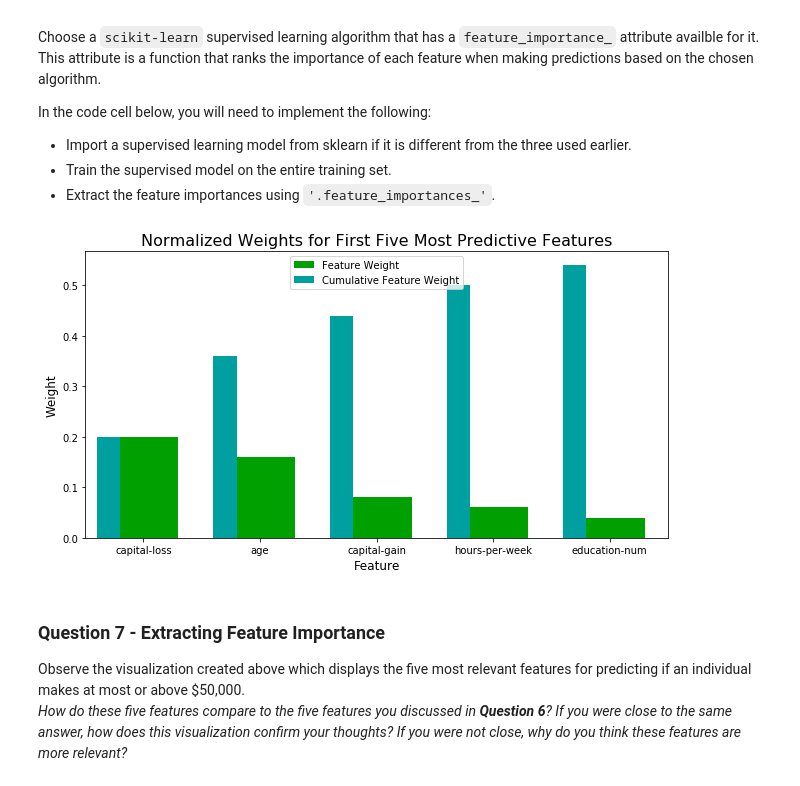
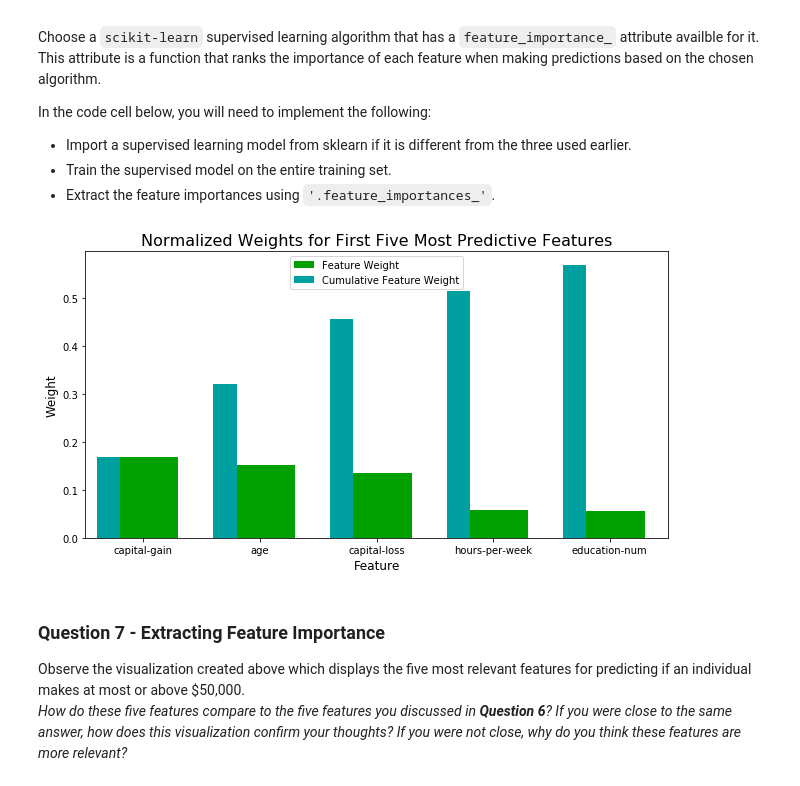
Before and after one commit to demonicode/finding_donor, a Jupyter notebook: finding_donors.ipynb, the cells around one changed output. Cells and saved outputs as stored; diff of their text form; code cells hidden in the pictures.

```diff
--- a/finding_donors.ipynb
+++ b/finding_donors.ipynb
@@ -141,8 +141,8 @@ Additionally, as with the non-numeric features, we need to convert the non-numer
 features = pd.get_dummies(features_raw)
 
 # TODO: Encode the 'income_raw' data to numerical values
-income = income_raw.apply(lambda x:1 if x=='>50K' else 0)
-
+income = pd.get_dummies(income_raw, drop_first=True)
+income = np.ravel(income)
 # Print the number of features after one-hot encoding
 encoded = list(features.columns)
 print "{} total features after one-hot encoding.".format(len(encoded))
@@ -187,15 +187,14 @@ Looking at the distribution of classes (those who make at most \$50,000, and tho
 **Note:** You must use the code cell below and assign your results to `'accuracy'` and `'fscore'` to be used later.
 # %%
 # TODO: Calculate accuracy
-from sklearn.metrics import accuracy_score,fbeta_score
-y_pred = []
-for i in range(len(income)):
-    y_pred.append(1)
-accuracy = accuracy_score(income, y_pred)
+
+accuracy = greater_percent / 100
 
 # TODO: Calculate F-score using the formula above for beta = 0.5
-fscore = fbeta_score(income, y_pred, beta=0.5)
-
+precision = accuracy
+recall = 1
+fscore = (1+(0.5**2))*(precision*recall)/(((0.5**2)*precision)+recall)
+#0.2917
 # Print the results
 print "Naive Predictor: [Accuracy score: {:.4f}, F-score: {:.4f}]".format(accuracy, fscore)
 # %% [output]
@@ -325,14 +326,17 @@ In the code cell, you will need to implement the following:
 **Note:** Depending on which algorithms you chose, the following implementation may take some time to run!
 # %%
 # TODO: Import the three supervised learning models from sklearn
-from sklearn.svm import SVC
+#from sklearn.svm import SVC
 from sklearn.neighbors import KNeighborsClassifier
 from sklearn.ensemble import AdaBoostClassifier
+from sklearn.naive_bayes import GaussianNB
+
 
 # TODO: Initialize the three models
-clf_A = SVC(random_state = 50)
+#clf_A = SVC(random_state = 50)
+clf_A = GaussianNB()
 clf_B = KNeighborsClassifier()
-clf_C = AdaBoostClassifier()
+clf_C = AdaBoostClassifier(random_state = 50)
 
 # TODO: Calculate the number of samples for 1%, 10%, and 100% of the training data
 total_size = len(X_train)
@@ -399,11 +406,15 @@ Fine tune the chosen model. Use grid search (`GridSearchCV`) with at least one i
 # TODO: Import 'GridSearchCV', 'make_scorer', and any other necessary libraries
 from sklearn.grid_search import GridSearchCV
 from sklearn.metrics import make_scorer
+from sklearn.tree import DecisionTreeClassifier
+
 # TODO: Initialize the classifier
-clf = AdaBoostClassifier()
+clf = AdaBoostClassifier(base_estimator=DecisionTreeClassifier(random_state=50))
 print 'working'
 # TODO: Create the parameters list you wish to tune
-parameters = {'n_estimators':[50,60,70]}
+parameters = {'n_estimators':[50, 120],'learning_rate':[0.1, 0.5, 1.],\
+              'base_estimator__min_samples_split' : np.arange(2, 8, 2),\
+              'base_estimator__max_depth' : np.arange(1, 4, 1)}
 
 # TODO: Make an fbeta_score scoring object
 scorer = make_scorer(fbeta_score, beta=0.5)
@@ -420,7 +431,7 @@ best_clf = grid_fit.best_estimator_
 # Make predictions using the unoptimized and model
 predictions = (clf.fit(X_train, y_train)).predict(X_test)
 best_predictions = best_clf.predict(X_test)
-
+print best_clf
 # Report the before-and-afterscores
 print "Unoptimized model\n------"
 print "Accuracy score on testing data: {:.4f}".format(accuracy_score(y_test, predictions))
@@ -482,16 +499,16 @@ In the code cell below, you will need to implement the following:
 # %%
 # TODO: Import a supervised learning model that has 'feature_importances_'
 
 # TODO: Train the supervised model on the training set
-model = AdaBoostClassifier().fit(X_train,y_train)
+#model = AdaBoostClassifier().fit(X_train,y_train)
 
 # TODO: Extract the feature importances
-importances = model.feature_importances_[:]
+importances = best_clf.feature_importances_[:]
 
 # Plot
 vs.feature_plot(importances, X_train, y_train)
 # %% [output]
-[figure, old version]
+[figure, new version]
 # %% [markdown]
 ### Question 7 - Extracting Feature Importance
 
```
Also changed, not shown: parts of 10 cells of this notebook, 1 other file.
